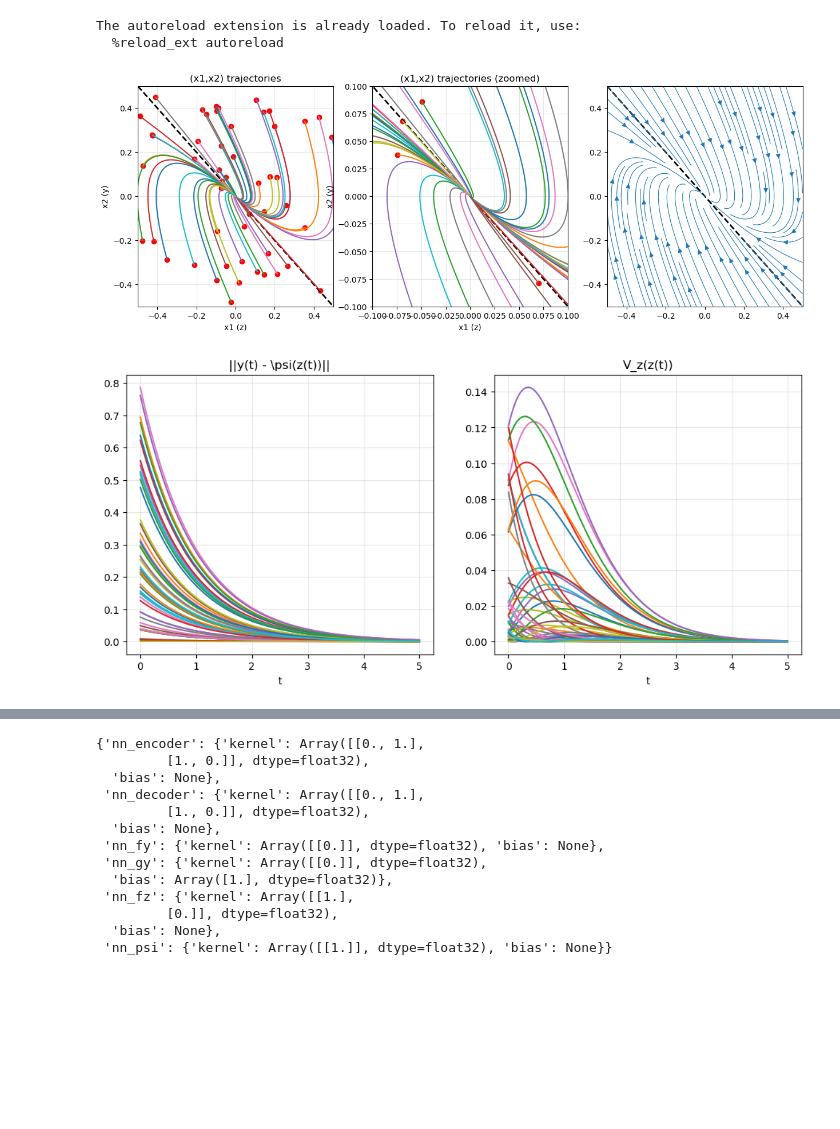
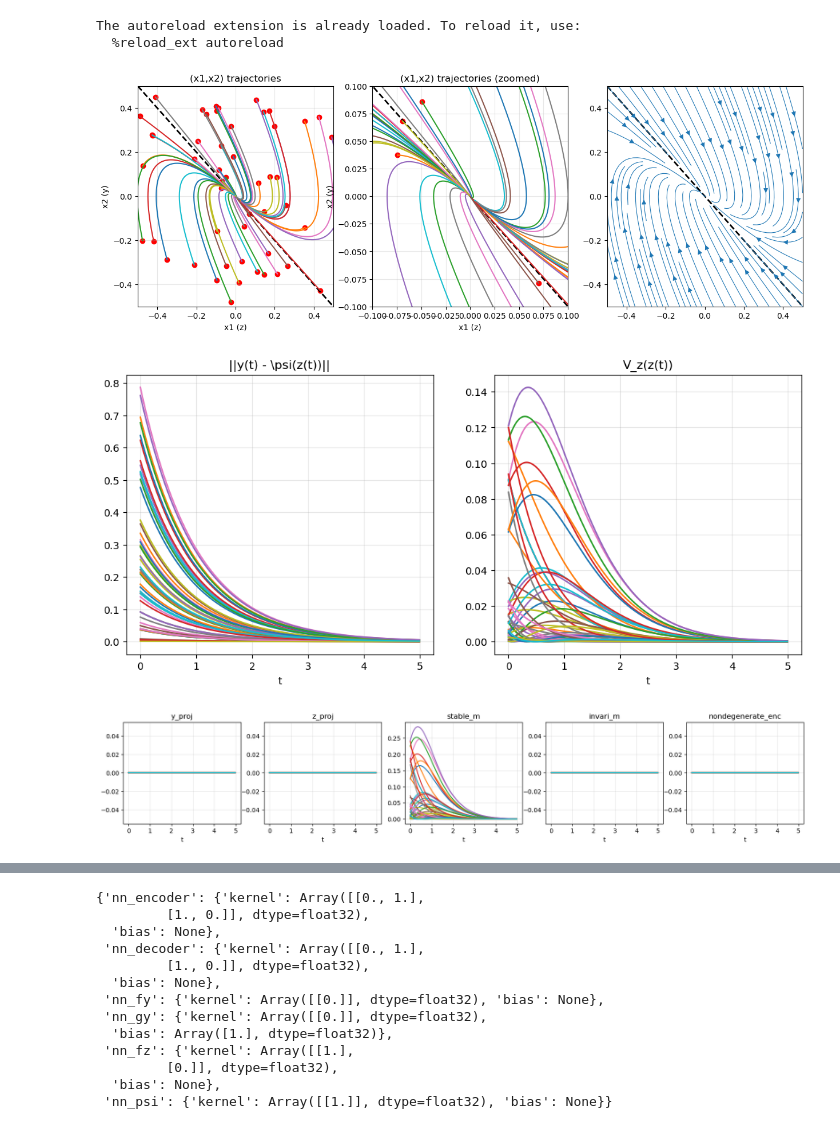
Before and after one commit to kylewang1999/zd_policy, a Jupyter notebook: scripts/main.ipynb, the cells around one changed output, grey strips where cells are left out. Saved outputs shown, nothing was run; the diff lists cells and outputs as text; code cells hidden in the pictures; blank space fills up the shorter version.

```diff
--- a/scripts/main.ipynb
+++ b/scripts/main.ipynb
@@ -27,9 +27,9 @@ integrator = Integrator(
 )
 
 ret = integrator.apply(x0s)
-debug_ret = integrator.post_apply(ret)
+aux_ret, loss_ret = integrator.post_apply(ret)
 
-def make_plots(ret, debug_ret):
+def make_plots(ret, aux_ret, loss_ret):
     fig, (ax1, ax2, ax3) = plt.subplots(1, 3, figsize=(15, 5))
     ax1.set_xlim(-box_width, box_width)
     ax1.set_ylim(-box_width, box_width)
@@ -62,37 +62,50 @@ def make_plots(ret, debug_ret):
         jnp.linspace(-box_width, box_width, N),
         indexing='xy'
     )
     U = X2
     V = jax.vmap(integrator.rom.policy_v, in_axes=(0, 0))(
         rearrange(X2, 'n1 n2 -> (n1 n2)'), rearrange(X1, 'n1 n2 -> (n1 n2)')
     )
     V = rearrange(V.squeeze(), '(n1 n2) -> n1 n2', n1=N, n2=N)
     X1n, X2n, Un, Vn = map(np.asarray, (X1, X2, U, V))
     ax3.streamplot(X1n, X2n, Un, Vn, density=1.2, linewidth=0.8, arrowsize=1.2, minlength=0.2)
 
     plt.show()
 
     # M_\psi error
     fig, (ax1, ax2) = plt.subplots(1, 2, figsize=(12, 5))
     ax1.set_title(r'||y(t) - \psi(z(t))||')
     ax1.set_xlabel('t')
     ax1.grid(True, alpha=0.3)
     ax2.set_title(r'V_z(z(t))')
     ax2.set_xlabel('t')
     ax2.grid(True, alpha=0.3)
 
-    for i in range(debug_ret.xs.shape[0]):
-        ax1.plot(debug_ret.ts, debug_ret.es[i])
-        ax2.plot(debug_ret.ts, debug_ret.lyaps[i])
+    for i in range(aux_ret.xs.shape[0]):
+        ax1.plot(aux_ret.ts[:-1], aux_ret.es[i])
+        ax2.plot(aux_ret.ts[:-1], aux_ret.lyaps[i])
+
+
+
+    attrs = ["y_proj", "z_proj", "stable_m", "invari_m", "nondegenerate_enc"]
+    fig, axes = plt.subplots(1, len(attrs), figsize=(4*len(attrs), 3))
+    for ax, attr in zip(axes, attrs):
+        ax.set_title(attr)
+        ax.set_xlabel('t')
+        ax.grid(True, alpha=0.3)
+
+        for i in range(aux_ret.xs.shape[0]):
+            ax.plot(aux_ret.ts[:-1], getattr(loss_ret, attr)[i])
 
     plt.show()
 
-make_plots(ret, debug_ret)
+make_plots(ret, aux_ret, loss_ret)
 # %% [output]
 The autoreload extension is already loaded. To reload it, use:
   %reload_ext autoreload
 [figure]
 [figure]
+[figure, added]
 # %%
 %load_ext autoreload
 %autoreload 2
```
Also changed, not shown: parts of 1 cell of this notebook, 1 other file.
